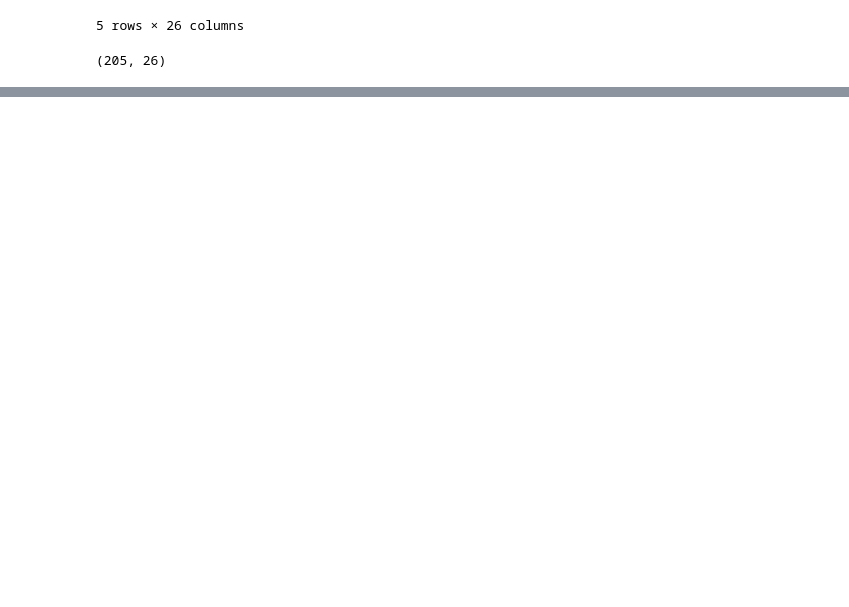
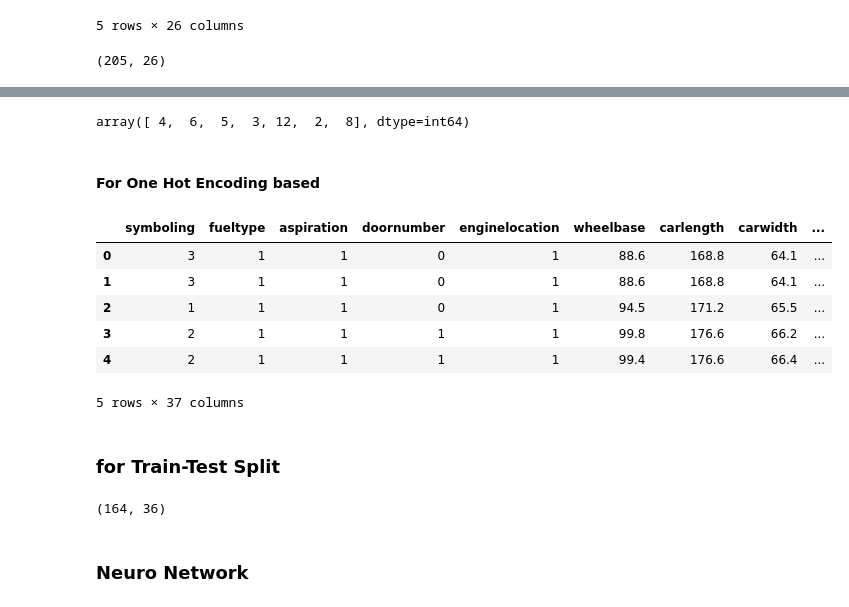
Before and after one commit to ferozkhandev/piaic_assignment_3_solution, a Jupyter notebook: Car Price Prediction/Car Price Prediction assignment.ipynb, the cells around one changed output, grey strips where cells are left out. Cells and saved outputs as stored; diff of their text form; code cells hidden in the pictures; blank space fills up the shorter version.

```diff
--- a/Car Price Prediction/Car Price Prediction assignment.ipynb
+++ b/Car Price Prediction/Car Price Prediction assignment.ipynb
@@ -135,3 +134,0 @@ df.drop(categorical_fet,inplace=True,axis=1)
-# %%
-y = df['price']
-x = df.drop('price',axis=1)
@@ -227,0 +233,60 @@ Epoch 100/100
+# %%
+#for cylindernumber, converting the numbers ['four', 'six', 'five', 'three', 'twelve', 'two', 'eight']
+#to their equalivalent, in integers
+processed_df['cylindernumber'].unique()
+
+processed_df.cylindernumber = processed_df.cylindernumber.apply(lambda x: text2int(x) )
+processed_df.cylindernumber.unique()
+# %% [output]
+array([ 4,  6,  5,  3, 12,  2,  8], dtype=int64)
+# %% [markdown]
+#### For One Hot Encoding based
+# %%
+#for carbody, the colum have 5 categories ['convertible', 'hatchback', 'sedan', 'wagon', 'hardtop']
+oe_style = OneHotEncoder()
+oe_results = oe_style.fit_transform(processed_df[['carbody']])
+
+#we have to do this other wise, column name will contains syntax like
+#(etcName,), So this will give proper name to column like etcName
+names = np.asarray(oe_style.categories_)[0]
+
+#for adding the newly created one hot encoded columns and removing the un-nessary one
+
+processed_df = processed_df.join(pd.DataFrame(oe_results.toarray(), columns=names))
+processed_df.drop('carbody', inplace=True, axis=1) #no use now
+# %%
+#for drivewheel, the colum have 3 categories ['rwd', 'fwd', '4wd']
+oe_style = OneHotEncoder()
+oe_results = oe_style.fit_transform(processed_df[['drivewheel']])
+
+#we have to do this other wise, column name will contains syntax like
+#(etcName,), So this will give proper name to column like etcName
+names = np.asarray(oe_style.categories_)[0,]
+
+#for adding the newly created one hot encoded columns and removing the un-nessary one
+processed_df = processed_df.join(pd.DataFrame(oe_results.toarray(), columns=names))
+processed_df.drop('drivewheel', inplace=True, axis=1) #no use now
+# %%
+#for fuelsystem, the colum have 8 categories, ['mpfi', '2bbl', 'mfi', '1bbl', 'spfi', '4bbl', 'idi', 'spdi']
+oe_style = OneHotEncoder()
+oe_results = oe_style.fit_transform(processed_df[['fuelsystem']])
+
+#we have to do this other wise, column name will contains syntax like
+#(etcName,), So this will give proper name to column like etcName
+names = np.asarray(oe_style.categories_)[0,]
+
+#for adding the newly created one hot encoded columns and removing the un-nessary one
+processed_df = processed_df.join(pd.DataFrame(oe_results.toarray(), columns=names))
+processed_df.drop('fuelsystem', inplace=True, axis=1) #no use now
+# %%
+processed_df.head()
+# %% [output]
+|  | symboling | fueltype | aspiration | doornumber | enginelocation | wheelbase | carlength | carwidth | ... |
+| 0 | 3 | 1 | 1 | 0 | 1 | 88.6 | 168.8 | 64.1 | ... |
+| 1 | 3 | 1 | 1 | 0 | 1 | 88.6 | 168.8 | 64.1 | ... |
+| 2 | 1 | 1 | 1 | 0 | 1 | 94.5 | 171.2 | 65.5 | ... |
+| 3 | 2 | 1 | 1 | 1 | 1 | 99.8 | 176.6 | 66.2 | ... |
+| 4 | 2 | 1 | 1 | 1 | 1 | 99.4 | 176.6 | 66.4 | ... |
+5 rows × 37 columns
+# %% [markdown]
+### for Train-Test Split
@@ -227,0 +301,6 @@ Epoch 100/100
+# %%
+X_train.shape
+# %% [output]
+(164, 36)
+# %% [markdown]
+### Neuro Network
```
Also changed, not shown: parts of 38 cells of this notebook, 1 other file.
